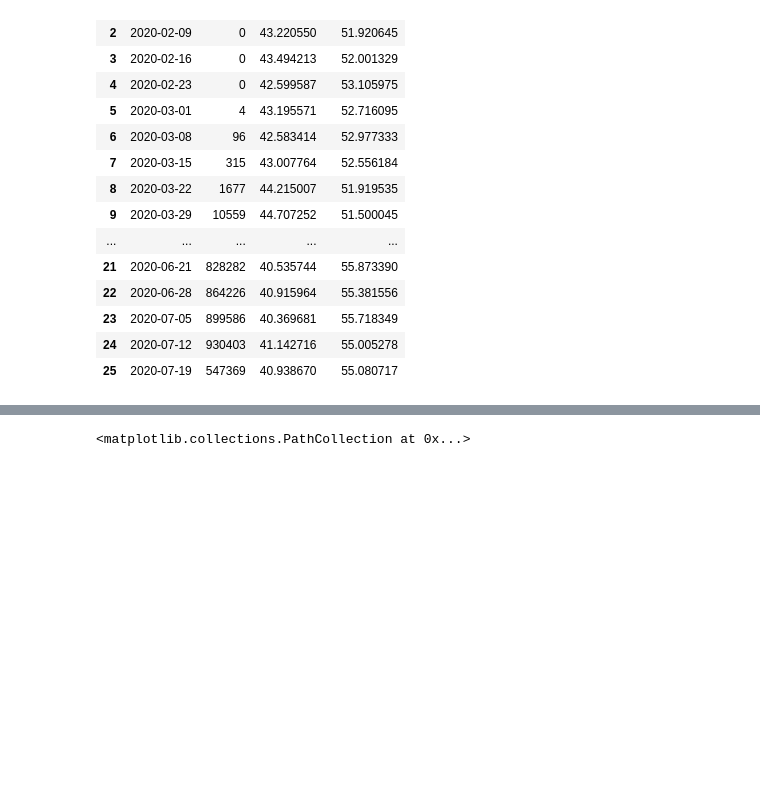
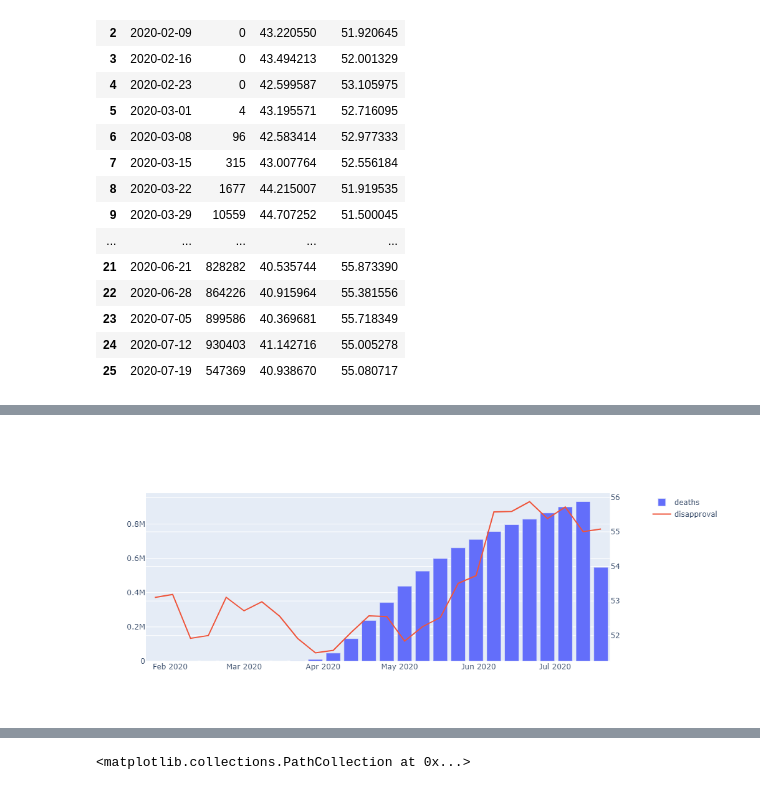
Before and after one commit to wrighhj/Group_2_Project_1, a Jupyter notebook: CovidProject_Presidential-hjw.ipynb, the cells around one changed output, grey strips where cells are left out. Saved outputs shown, nothing was run; the diff lists cells and outputs as text; code cells hidden in the pictures; blank space fills up the shorter version.

```diff
--- a/CovidProject_Presidential-hjw.ipynb
+++ b/CovidProject_Presidential-hjw.ipynb
@@ -185,0 +186,13 @@ Requirement already satisfied: pytz>=2017.2 in c:\users\wrighhj\anaconda3\lib\si
+# %%
+from plotly.subplots import make_subplots
+import plotly.express as px
+import plotly.graph_objects as go
+
+# Make figure overlaying COVID Deaths and Disapproval Ratings
+fig = make_subplots(specs=[[{"secondary_y": True}]])
+
+# Add traces
+fig.add_trace(go.Bar(x=bin['week'], y=bin['deaths'], name="deaths"), secondary_y=False)
+
+fig.add_trace(go.Scatter(x=bin['week'], y=bin['disapproval'], name="disapproval", ), secondary_y=True)
+# %% [output]
@@ -186 +200,2 @@ Requirement already satisfied: pytz>=2017.2 in c:\users\wrighhj\anaconda3\lib\si
+[figure, added]
 # %%
```
Also changed, not shown: parts of 3 cells of this notebook.
